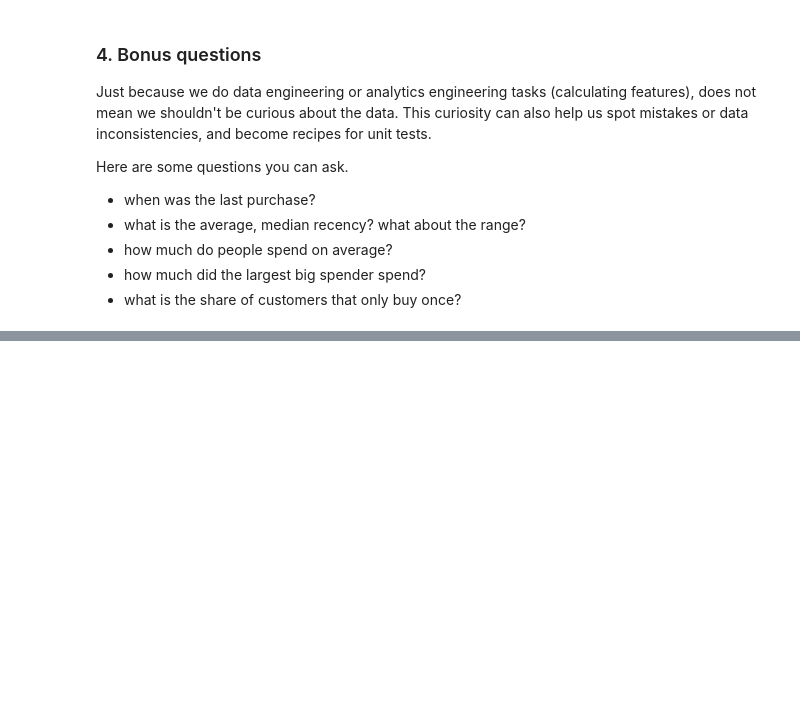
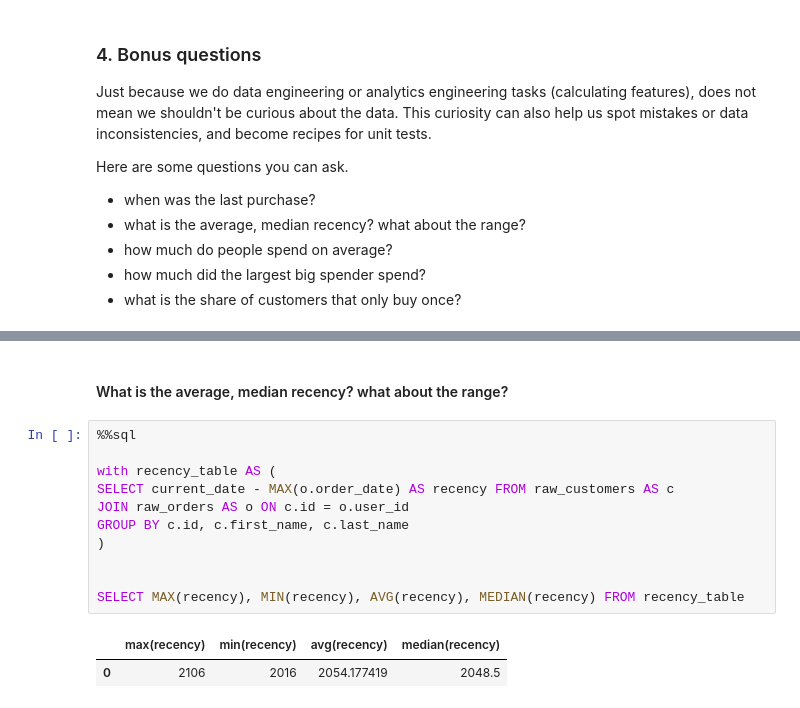
Before and after one commit to neuefische/ds-python-sql, a Jupyter notebook: SOLUTION-Intro-creating-tables.ipynb, the cells around one changed output, grey strips where cells are left out. Drawn from its saved outputs; the diff is of its cells as text; blank space fills up the shorter version.

```diff
--- a/SOLUTION-Intro-creating-tables.ipynb
+++ b/SOLUTION-Intro-creating-tables.ipynb
@@ -376,0 +386,16 @@ Here are some questions you can ask.
+# %% [markdown]
+#### What is the average, median recency? what about the range?
+# %%
+%%sql
+
+with recency_table AS (
+SELECT current_date - MAX(o.order_date) AS recency FROM raw_customers AS c
+JOIN raw_orders AS o ON c.id = o.user_id
+GROUP BY c.id, c.first_name, c.last_name
+)
+
+
+SELECT MAX(recency), MIN(recency), AVG(recency), MEDIAN(recency) FROM recency_table
+# %% [output]
+|  | max(recency) | min(recency) | avg(recency) | median(recency) |
+| 0 | 2106 | 2016 | 2054.177419 | 2048.5 |
```
Also changed, not shown: parts of 10 cells of this notebook.
